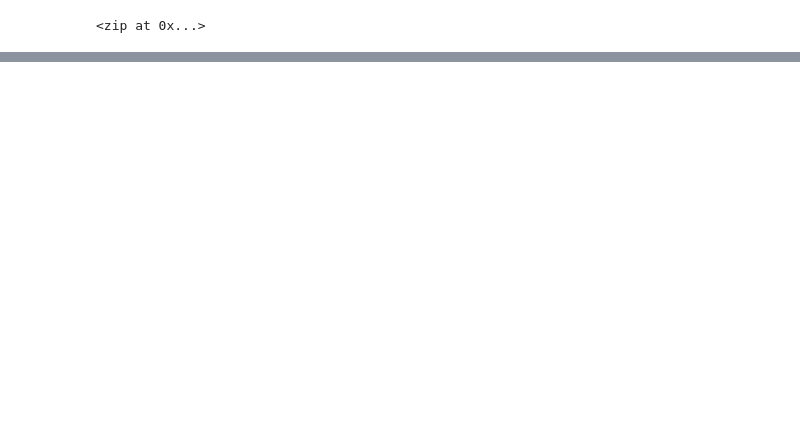
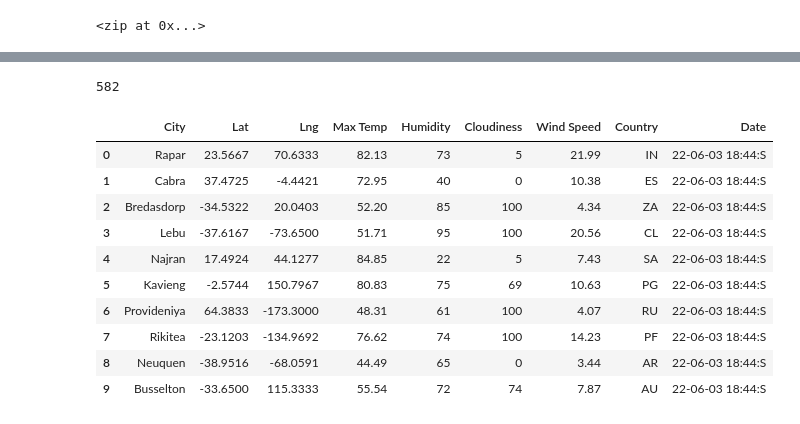
Before and after one commit to tanmelissa/World_Weather_Analysis, a Jupyter notebook: WeatherPy.ipynb, the cells around one changed output, grey strips where cells are left out. Drawn from its saved outputs; the diff is of its cells as text; code cells hidden in the pictures; blank space fills up the shorter version.

Commit message:
added cities to a dataframe and exported that to csv

```diff
--- a/WeatherPy.ipynb
+++ b/WeatherPy.ipynb
@@ -7,3 +11,7 @@ from citipy import citipy
+# %%
+# starting url for weather map API call
+
+url = "http://api.openweathermap.org/data/2.5/weather?units=Imperial&APPID=" + weather_api_key
 # %%
 #create a set of random latitude and longitude combinations
 
@@ -40,0 +139,21 @@ len(cities)
+# %%
+len(city_data)
+# %% [output]
+582
+# %%
+#conver the array of dictionaries to a Pandas DataFrame
+
+city_data_df = pd.DataFrame(city_data)
+city_data_df.head(10)
+# %% [output]
+|  | City | Lat | Lng | Max Temp | Humidity | Cloudiness | Wind Speed | Country | Date |
+| 0 | Rapar | 23.5667 | 70.6333 | 82.13 | 73 | 5 | 21.99 | IN | 22-06-03 18:44:S |
+| 1 | Cabra | 37.4725 | -4.4421 | 72.95 | 40 | 0 | 10.38 | ES | 22-06-03 18:44:S |
+| 2 | Bredasdorp | -34.5322 | 20.0403 | 52.20 | 85 | 100 | 4.34 | ZA | 22-06-03 18:44:S |
+| 3 | Lebu | -37.6167 | -73.6500 | 51.71 | 95 | 100 | 20.56 | CL | 22-06-03 18:44:S |
+| 4 | Najran | 17.4924 | 44.1277 | 84.85 | 22 | 5 | 7.43 | SA | 22-06-03 18:44:S |
+| 5 | Kavieng | -2.5744 | 150.7967 | 80.83 | 75 | 69 | 10.63 | PG | 22-06-03 18:44:S |
+| 6 | Provideniya | 64.3833 | -173.3000 | 48.31 | 61 | 100 | 4.07 | RU | 22-06-03 18:44:S |
+| 7 | Rikitea | -23.1203 | -134.9692 | 76.62 | 74 | 100 | 14.23 | PF | 22-06-03 18:44:S |
+| 8 | Neuquen | -38.9516 | -68.0591 | 44.49 | 65 | 0 | 3.44 | AR | 22-06-03 18:44:S |
+| 9 | Busselton | -33.6500 | 115.3333 | 55.54 | 72 | 74 | 7.87 | AU | 22-06-03 18:44:S |
```
Also changed, not shown: parts of 5 cells of this notebook, 3 other files.
